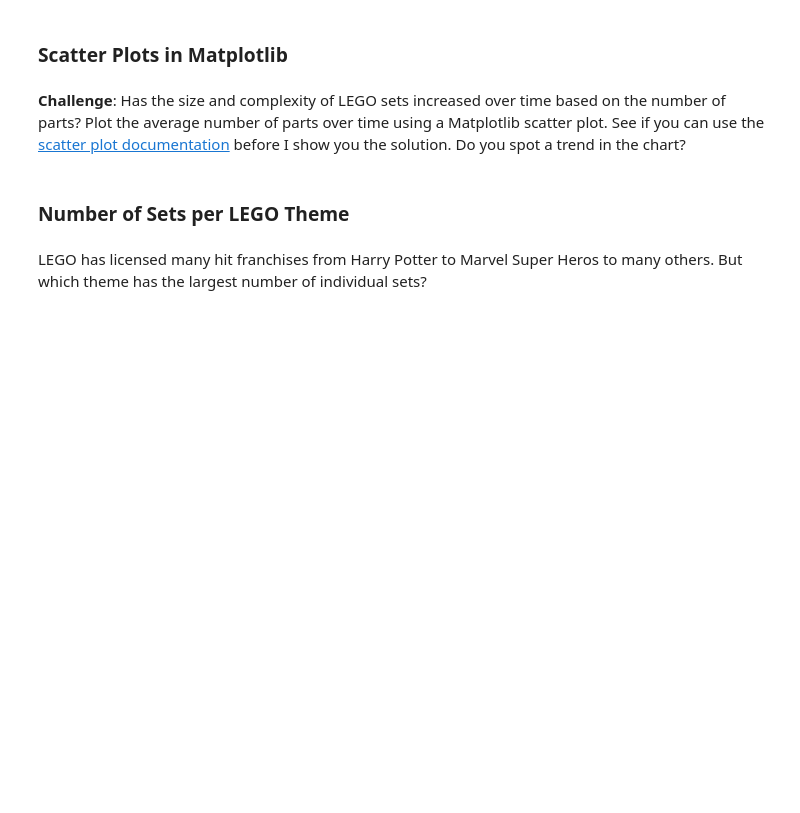
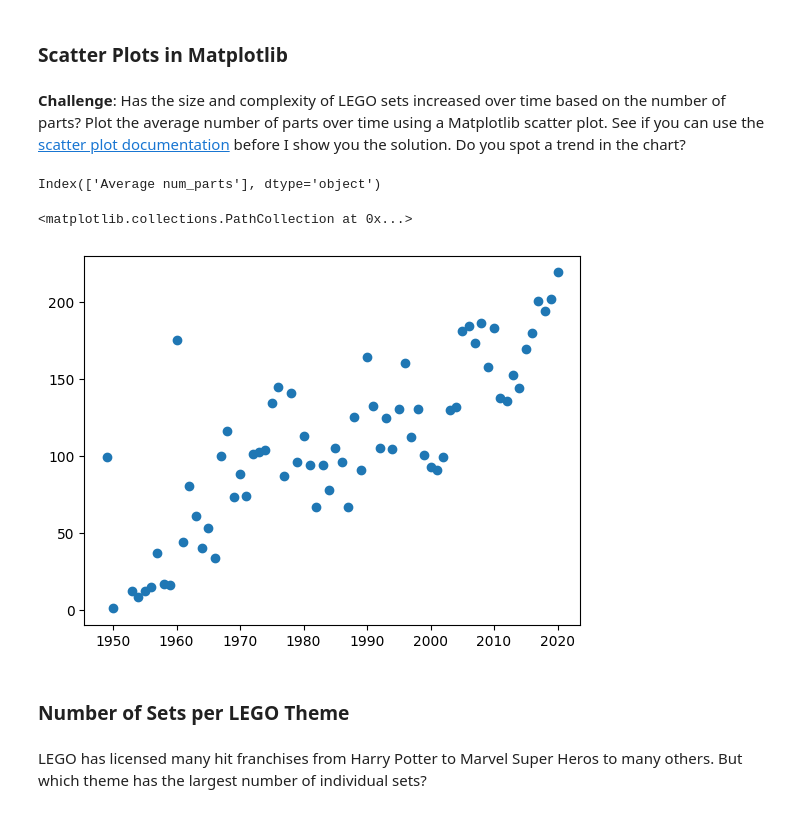
Before and after one commit to noah-clements/100Days-Python-Course, a Jupyter notebook: LEGO Notebook and Data/Lego_Analysis_for_Course_(start).ipynb, the cells around one changed output. Cells and saved outputs as stored; diff of their text form; code cells hidden in the pictures; blank space fills up the shorter version.

```diff
--- a/LEGO Notebook and Data/Lego_Analysis_for_Course_(start).ipynb
+++ b/LEGO Notebook and Data/Lego_Analysis_for_Course_(start).ipynb
@@ -217,2 +244,6 @@ Let's work out the number of different themes shipped by year. This means we hav
 # %% [markdown]
 **Challenge**: Use the <code>.groupby()</code> and <code>.agg()</code> function together to figure out the average number of parts per set. How many parts did the average LEGO set released in 1954 compared to say, 2017?
+# %%
+avg_parts_by_year = sets.groupby('year').agg({'num_parts': pd.Series.mean})
+avg_parts_by_year.rename(columns={'num_parts':'Average num_parts'}, inplace=True)
+avg_parts_by_year.head()
@@ -220,6 +269,15 @@ Let's work out the number of different themes shipped by year. This means we hav
 ### Scatter Plots in Matplotlib
 # %% [markdown]
 **Challenge**: Has the size and complexity of LEGO sets increased over time based on the number of parts? Plot the average number of parts over time using a Matplotlib scatter plot. See if you can use the [scatter plot documentation](https://matplotlib.org/3.1.0/api/_as_gen/matplotlib.pyplot.scatter.html) before I show you the solution. Do you spot a trend in the chart?
+# %%
+avg_parts_by_year.columns
+# %% [output]
+Index(['Average num_parts'], dtype='object')
+# %%
+plt.scatter(avg_parts_by_year.index[:-2], avg_parts_by_year['Average num_parts'][:-2])
+# %% [output]
+<matplotlib.collections.PathCollection at 0x...>
+[figure, added]
 # %% [markdown]
 ### Number of Sets per LEGO Theme
 # %% [markdown]
```
Also changed, not shown: parts of 17 cells of this notebook, 1 other file.
